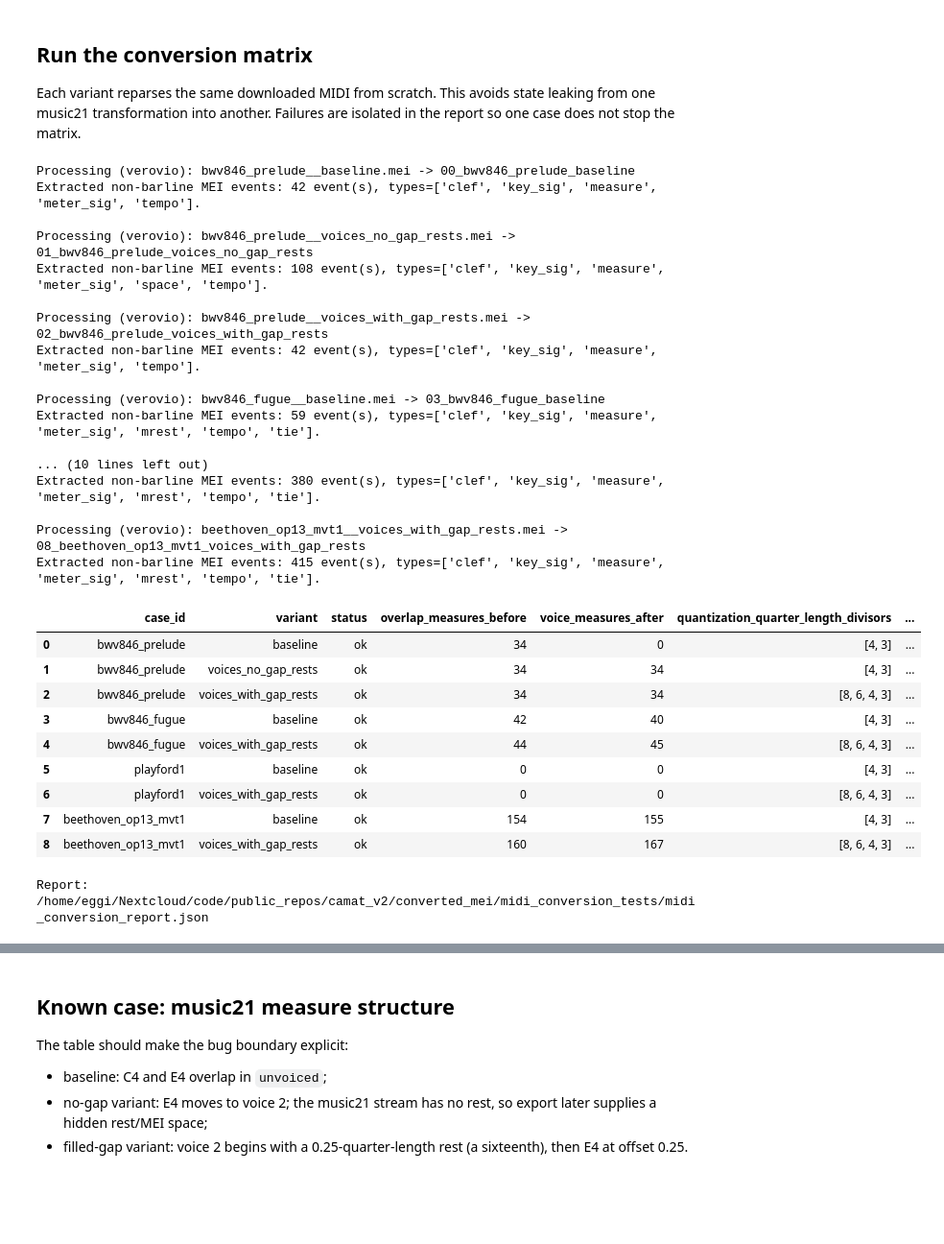
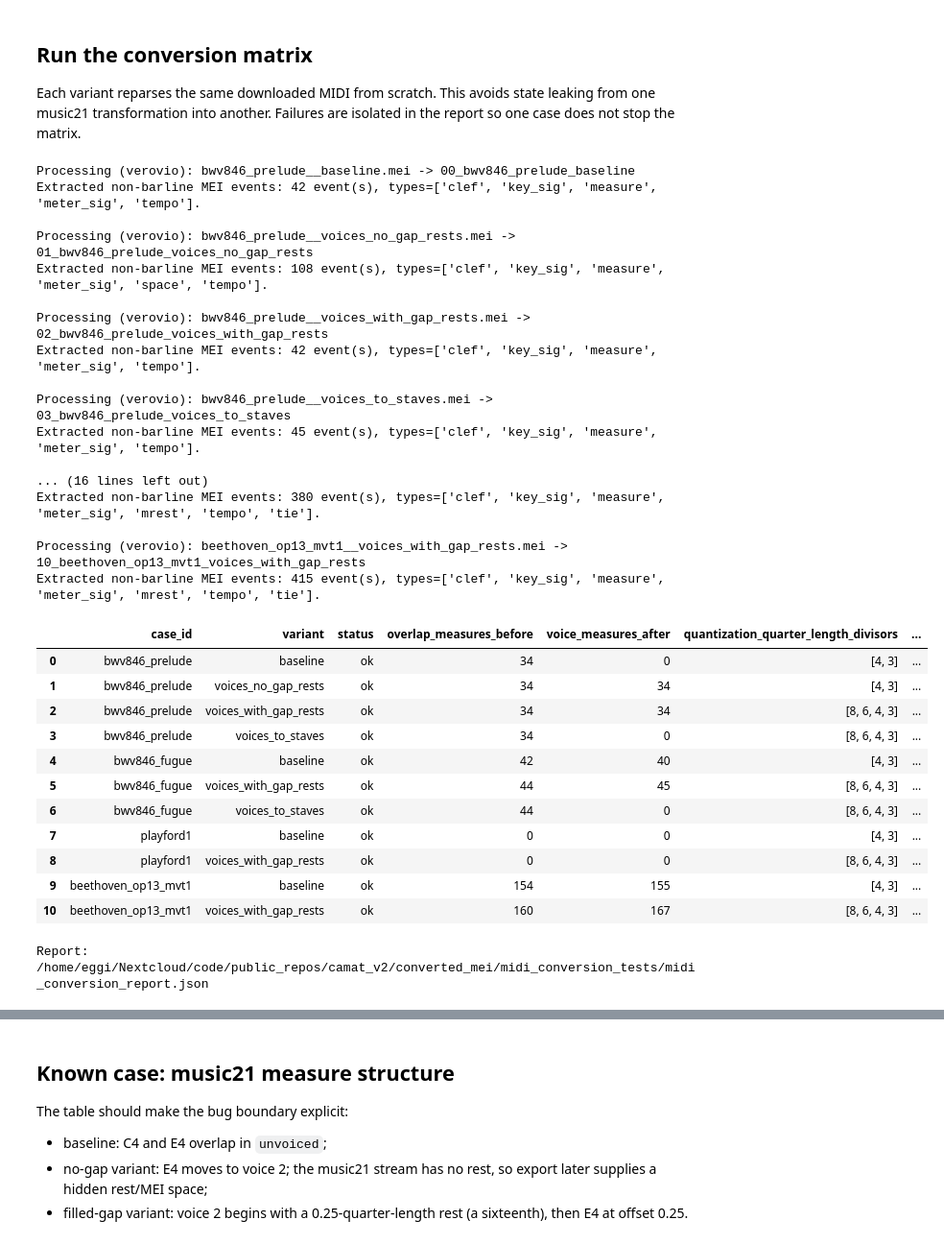
Before and after one commit to egorpol/camat_v2, a Jupyter notebook: testing_midi_conversion.ipynb, the cells around one changed output, grey strips where cells are left out. Shown at 96% size. Cells and saved outputs as stored; diff of their text form; code cells hidden in the pictures; blank space fills up the shorter version.

```diff
--- a/testing_midi_conversion.ipynb
+++ b/testing_midi_conversion.ipynb
@@ -34,8 +34,11 @@ if str(ROOT) not in sys.path:
 
 from camat import (
     __version__ as camat_version,
+    MidiImportOptions,
+    convert_sources,
     expand_file_sources,
     parse_files,
+    read_midi_timing,
     vrv_convert_to_mei,
     vrv_display_svg,
     vrv_get_toolkit,
@@ -45,7 +48,11 @@ from camat import (
     vrv_set_options,
 )
 from camat.music_utils import get_file_path
-from camat.conversion import _load_music21_score, _prepare_midi_score_for_export
+from camat.conversion import (
+    _load_music21_score,
+    _midi_voices_to_separate_staves,
+    _prepare_midi_score_for_export,
+)
 
 MANIFEST = ROOT / 'test_corpus' / 'non_mei_test_copora_links.txt'
 OUTPUT_DIR = ROOT / 'converted_mei' / 'midi_conversion_tests'
@@ -91,6 +99,7 @@ VARIANT_SPECS = {
     'baseline': {'make_voices': False, 'fill_gaps': None},
     'voices_no_gap_rests': {'make_voices': True, 'fill_gaps': False},
     'voices_with_gap_rests': {'make_voices': True, 'fill_gaps': True},
+    'voices_to_staves': {'make_voices': True, 'fill_gaps': True},
 }
 
 CORE_CASES = [
@@ -103,7 +112,7 @@ CORE_CASES = [
     {
         'case_id': 'bwv846_fugue',
         'source': select_source('Bach/Fugue/bwv_846/midi_score.mid'),
-        'variants': ['baseline', 'voices_with_gap_rests'],
+        'variants': ['baseline', 'voices_with_gap_rests', 'voices_to_staves'],
         'focus': 'measure 1 G4/F4 sequential 32nds and contrapuntal voices',
     },
     {
@@ -188,9 +197,17 @@ def score_structure_summary(score):
     }
 
 def apply_variant(score, variant_name):
-    if variant_name == 'voices_with_gap_rests':
+    if variant_name in {'voices_with_gap_rests', 'voices_to_staves'}:
+        source_part_count = len(score.parts)
         _prepare_midi_score_for_export(score)
-        return score
+        diagnostics = {
+            'voice_layout': 'layers',
+            'source_part_count': source_part_count,
+            'output_staff_count': len(score.parts),
+        }
+        if variant_name == 'voices_to_staves':
+            score, diagnostics = _midi_voices_to_separate_staves(score)
+        return score, diagnostics
     variant = VARIANT_SPECS[variant_name]
     if variant['make_voices']:
         for part in score.parts:
@@ -201,7 +218,7 @@ def apply_variant(score, variant_name):
                         fillGaps=variant['fill_gaps'],
                     )
     score.makeNotation(inPlace=True)
-    return score
+    return score, {}
 # %%
 XML_ID = '{http://www.w3.org/XML/1998/namespace}id'
 
@@ -221,6 +238,7 @@ def mei_stats(path):
         'mei_rests': sum(local_name(element.tag) in {'rest', 'mRest', 'multiRest'} for element in elements),
         'mei_spaces': sum(local_name(element.tag) == 'space' for element in elements),
         'mei_layers': sum(local_name(element.tag) == 'layer' for element in elements),
+        'mei_staff_defs': sum(local_name(element.tag) == 'staffDef' for element in elements),
         'duplicate_xml_ids': len(ids) - len(set(ids)),
     }
 
@@ -236,13 +254,14 @@ def convert_case_variant(case, variant_name, local_midi_path):
         'error': None,
     }
     try:
-        if variant_name == 'voices_with_gap_rests':
+        if variant_name in {'voices_with_gap_rests', 'voices_to_staves'}:
             score, import_diagnostics = _load_music21_score(Path(local_midi_path))
         else:
             score = m21_converter.parse(str(local_midi_path))
             import_diagnostics = {'quantization_quarter_length_divisors': [4, 3]}
         before = score_structure_summary(score)
-        apply_variant(score, variant_name)
+        score, variant_diagnostics = apply_variant(score, variant_name)
+        import_diagnostics.update(variant_diagnostics)
         after = score_structure_summary(score)
 
         musicxml_path = MUSICXML_DIR / f"{case['case_id']}__{variant_name}.musicxml"
@@ -355,41 +374,44 @@ else:
 report_df = pd.DataFrame(records)
 report_columns = [
     'case_id', 'variant', 'status', 'overlap_measures_before',
     'voice_measures_after', 'quantization_quarter_length_divisors',
+    'voice_layout', 'output_staff_count', 'mei_staff_defs',
     'mei_notes', 'mei_rests', 'mei_spaces', 'mei_layers',
     'camat_pitch_rows', 'camat_voice_labels', 'conversion_seconds', 'error',
 ]
 display(report_df.reindex(columns=report_columns))
 
 report_path = OUTPUT_DIR / 'midi_conversion_report.json'
 report_path.write_text(json.dumps(records, indent=2), encoding='utf-8')
 print('Report:', report_path)
 # %% [output]
 Processing (verovio): bwv846_prelude__baseline.mei -> 00_bwv846_prelude_baseline
 Extracted non-barline MEI events: 42 event(s), types=['clef', 'key_sig', 'measure', 'meter_sig', 'tempo'].
 
 Processing (verovio): bwv846_prelude__voices_no_gap_rests.mei -> 01_bwv846_prelude_voices_no_gap_rests
 Extracted non-barline MEI events: 108 event(s), types=['clef', 'key_sig', 'measure', 'meter_sig', 'space', 'tempo'].
 
 Processing (verovio): bwv846_prelude__voices_with_gap_rests.mei -> 02_bwv846_prelude_voices_with_gap_rests
 Extracted non-barline MEI events: 42 event(s), types=['clef', 'key_sig', 'measure', 'meter_sig', 'tempo'].
 
-Processing (verovio): bwv846_fugue__baseline.mei -> 03_bwv846_fugue_baseline
-Extracted non-barline MEI events: 59 event(s), types=['clef', 'key_sig', 'measure', 'meter_sig', 'mrest', 'tempo', 'tie'].
+Processing (verovio): bwv846_prelude__voices_to_staves.mei -> 03_bwv846_prelude_voices_to_staves
+Extracted non-barline MEI events: 45 event(s), types=['clef', 'key_sig', 'measure', 'meter_sig', 'tempo'].
 
-... (10 lines left out)
+... (16 lines left out)
 Extracted non-barline MEI events: 380 event(s), types=['clef', 'key_sig', 'measure', 'meter_sig', 'mrest', 'tempo', 'tie'].
 
-Processing (verovio): beethoven_op13_mvt1__voices_with_gap_rests.mei -> 08_beethoven_op13_mvt1_voices_with_gap_rests
+Processing (verovio): beethoven_op13_mvt1__voices_with_gap_rests.mei -> 10_beethoven_op13_mvt1_voices_with_gap_rests
 Extracted non-barline MEI events: 415 event(s), types=['clef', 'key_sig', 'measure', 'meter_sig', 'mrest', 'tempo', 'tie'].
 |  | case_id | variant | status | overlap_measures_before | voice_measures_after | quantization_quarter_length_divisors | ... |
 | 0 | bwv846_prelude | baseline | ok | 34 | 0 | [4, 3] | ... |
 | 1 | bwv846_prelude | voices_no_gap_rests | ok | 34 | 34 | [4, 3] | ... |
 | 2 | bwv846_prelude | voices_with_gap_rests | ok | 34 | 34 | [8, 6, 4, 3] | ... |
-| 3 | bwv846_fugue | baseline | ok | 42 | 40 | [4, 3] | ... |
-| 4 | bwv846_fugue | voices_with_gap_rests | ok | 44 | 45 | [8, 6, 4, 3] | ... |
-| 5 | playford1 | baseline | ok | 0 | 0 | [4, 3] | ... |
-| 6 | playford1 | voices_with_gap_rests | ok | 0 | 0 | [8, 6, 4, 3] | ... |
-| 7 | beethoven_op13_mvt1 | baseline | ok | 154 | 155 | [4, 3] | ... |
-| 8 | beethoven_op13_mvt1 | voices_with_gap_rests | ok | 160 | 167 | [8, 6, 4, 3] | ... |
+| 3 | bwv846_prelude | voices_to_staves | ok | 34 | 0 | [8, 6, 4, 3] | ... |
+| 4 | bwv846_fugue | baseline | ok | 42 | 40 | [4, 3] | ... |
+| 5 | bwv846_fugue | voices_with_gap_rests | ok | 44 | 45 | [8, 6, 4, 3] | ... |
+| 6 | bwv846_fugue | voices_to_staves | ok | 44 | 0 | [8, 6, 4, 3] | ... |
+| 7 | playford1 | baseline | ok | 0 | 0 | [4, 3] | ... |
+| 8 | playford1 | voices_with_gap_rests | ok | 0 | 0 | [8, 6, 4, 3] | ... |
+| 9 | beethoven_op13_mvt1 | baseline | ok | 154 | 155 | [4, 3] | ... |
+| 10 | beethoven_op13_mvt1 | voices_with_gap_rests | ok | 160 | 167 | [8, 6, 4, 3] | ... |
 Report: /home/eggi/Nextcloud/code/public_repos/camat_v2/converted_mei/midi_conversion_tests/midi_conversion_report.json
```
Also changed, not shown: parts of 14 cells of this notebook, 25 other files.
